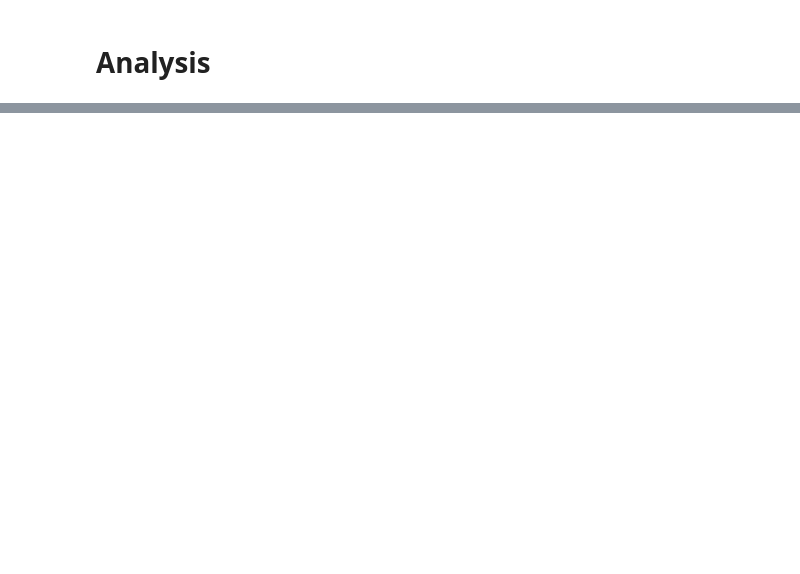
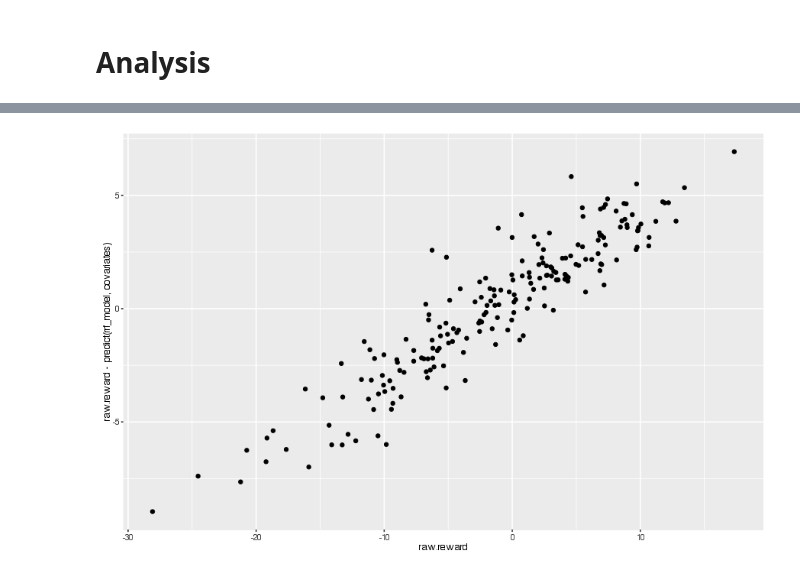
Before and after one commit to bestxolodec/DTR, a Jupyter notebook: notebooks/CompareRWLApproaches.ipynb, the cells around one changed output, grey strips where cells are left out. Saved outputs shown, nothing was run; the diff lists cells and outputs as text; code cells hidden in the pictures; blank space fills up the shorter version.

```diff
--- a/notebooks/CompareRWLApproaches.ipynb
+++ b/notebooks/CompareRWLApproaches.ipynb
@@ -65,6 +65,0 @@ qplot(train$raw.reward)
-# %%
-offset.grid <- seq(0.1, 3, length.out = 20)
-offset.grid <- lseq(0.1, 35, 20)
-# offset.grid <- c(0.4, 0.35, 0.3, 0.25, 0.2, 0.15, 0.1)
-lambda.grid <- lambda
-hyperparams.grid <- expand.grid(offset=offset.grid ) # , lambda=lambda.grid )
@@ -189,0 +79,8 @@ ERROR: Error in file(con, "rb"): cannot open the connection
+# %%
+for (n in names(rewards.q.adjusted)) {
+    print(n)
+    reward.adj = rewards.q.adjusted[[n]]
+    train$reward <- reward.adj
+    OptimizeParamsOfPolicyFunction(train, offset, PolicyFunLinearKernel, lambda, opt=opt.params)
+
+}
@@ -189,0 +104,4 @@ ERROR: Error in file(con, "rb"): cannot open the connection
+# %%
+with(train, qplot(raw.reward, raw.reward - predict(rrf_model, covariates)))
+# %% [output]
+[figure, added]
```
Also changed, not shown: parts of 39 cells of this notebook, 6 other files.
